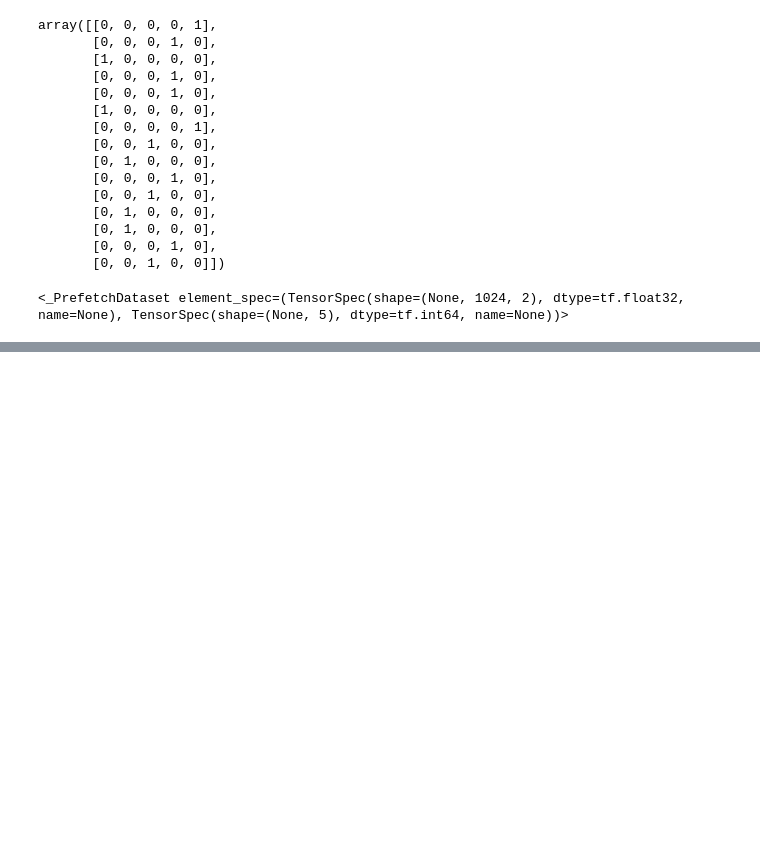
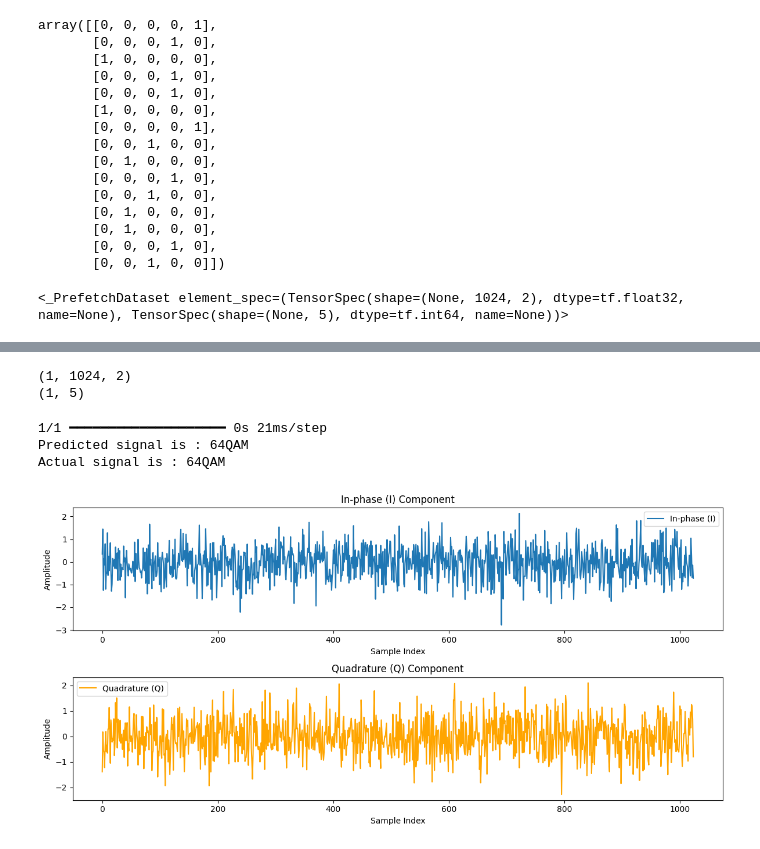
Before and after one commit to Narasim/Python_DLDS, a Jupyter notebook: signal_processing.ipynb, the cells around one changed output, grey strips where cells are left out. Saved outputs shown, nothing was run; the diff lists cells and outputs as text; code cells hidden in the pictures; blank space fills up the shorter version.

Commit message:
Kaggle Notebook | Signal Processing | Version 1

```diff
--- a/signal_processing.ipynb
+++ b/signal_processing.ipynb
@@ -417,0 +421,47 @@ Model summary and training results saved to /kaggle/working/
+# %%
+test_frame_index = 0
+X_test_new_dim = tf.expand_dims(X_test[test_frame_index], axis = 0)
+reshaped_tensor = tf.reshape(X_test_new_dim, (-1, 1024, 2))
+print(reshaped_tensor.shape)
+
+y_test_new_dim = tf.expand_dims(Y_test[test_frame_index], axis = 0)
+reshaped_y = tf.reshape(y_test_new_dim, (-1,5))
+print(reshaped_y.shape)
+# %% [output]
+(1, 1024, 2)
+(1, 5)
+# %%
+prediction_probabilities = model.predict(reshaped_tensor)
+predicted_class = np.argmax(prediction_probabilities, axis=1)[0]
+print(f"Predicted signal is : {signals_dict[predicted_class]}")
+
+actual_class = np.argmax(reshaped_y, axis = 1)[0]
+print(f"Actual signal is : {signals_dict[actual_class]}")
+# %% [output]
+1/1 ━━━━━━━━━━━━━━━━━━━━ 0s 21ms/step
+Predicted signal is : 64QAM
+Actual signal is : 64QAM
+# %%
+example_frame = X_test[test_frame_index]
+I = example_frame[:, 0]
+Q = example_frame[:, 1]
+plt.figure(figsize=(12, 6))
+
+plt.subplot(2, 1, 1)
+plt.plot(I, label='In-phase (I)')
+plt.title('In-phase (I) Component')
+plt.xlabel('Sample Index')
+plt.ylabel('Amplitude')
+plt.legend()
+
+plt.subplot(2, 1, 2)
+plt.plot(Q, label='Quadrature (Q)', color='orange')
+plt.title('Quadrature (Q) Component')
+plt.xlabel('Sample Index')
+plt.ylabel('Amplitude')
+plt.legend()
+
+plt.tight_layout()
+plt.show()
+# %% [output]
+[figure, added]
```
Also changed, not shown: parts of 6 cells of this notebook.
